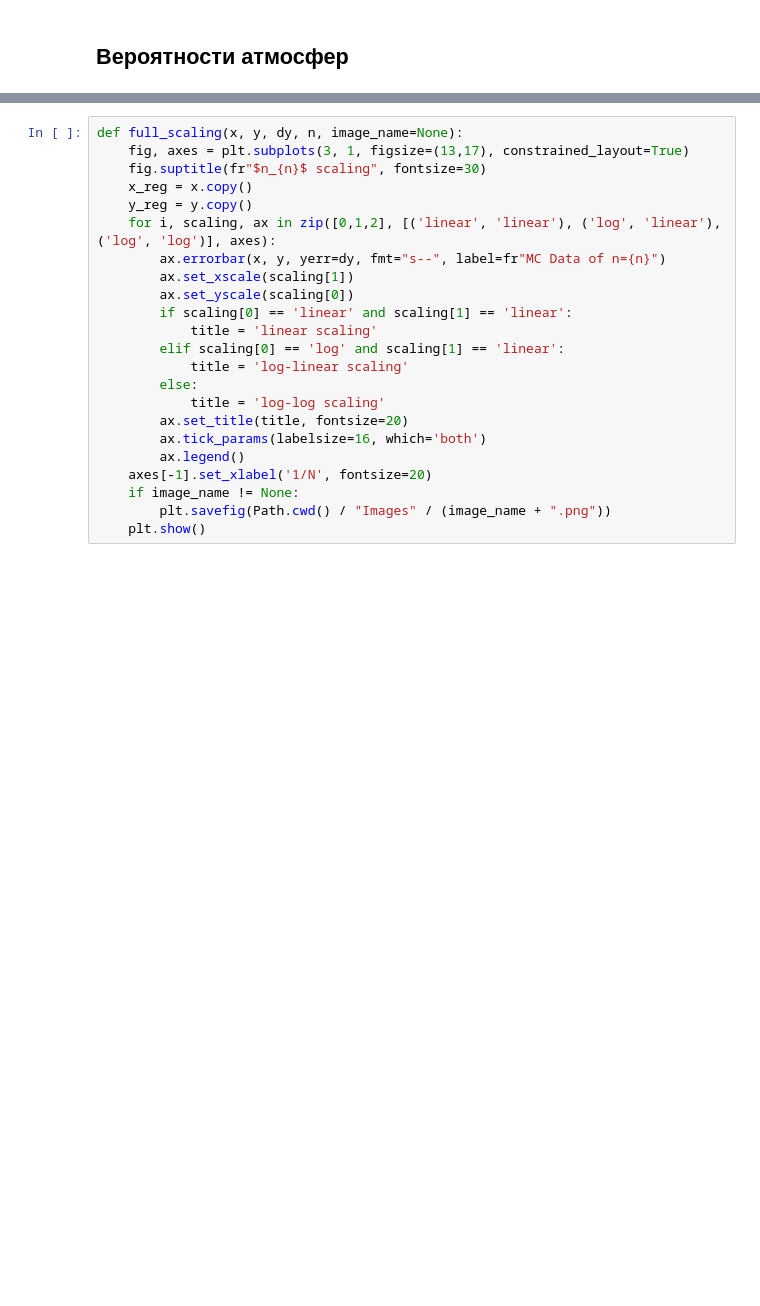
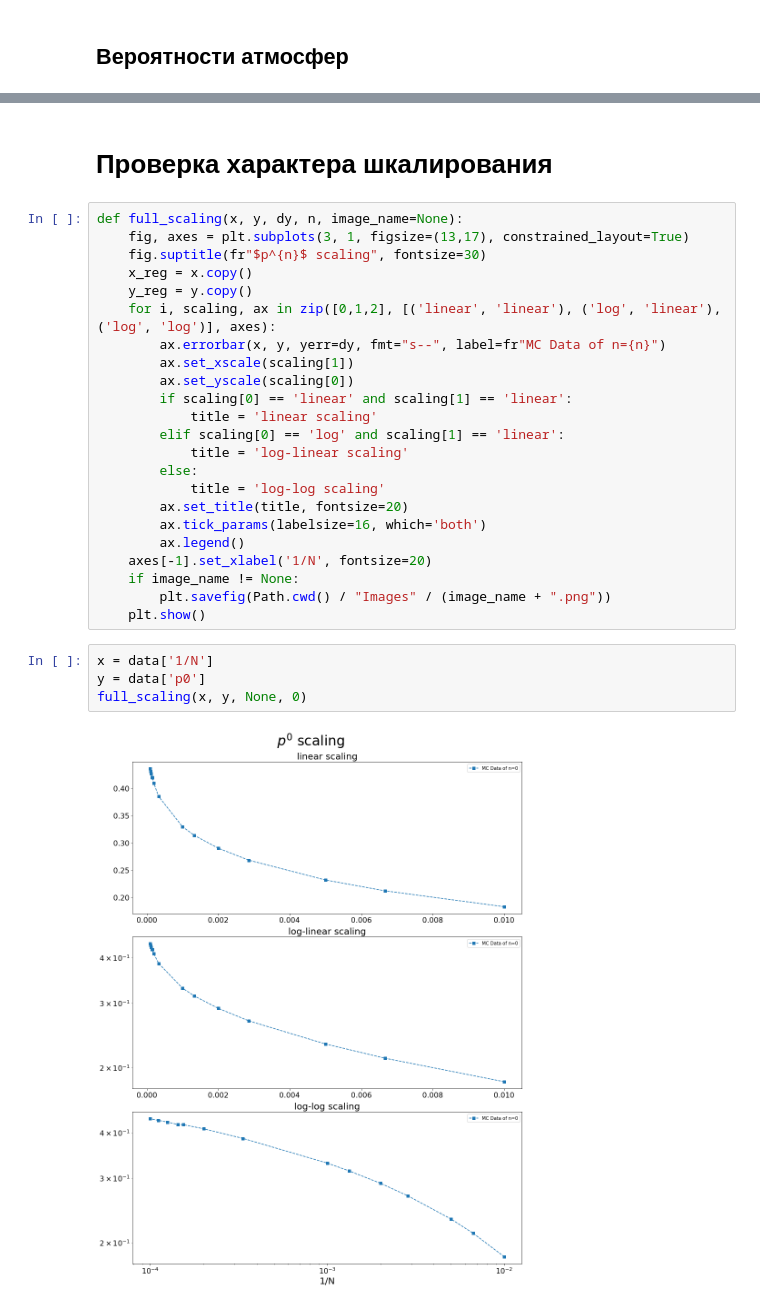
Before and after one commit to Chpel/ProjectMagnet, a Jupyter notebook: Расчёты .ipynb/Drunken_Sailor_v2.ipynb, the cells around one changed output, grey strips where cells are left out. Cells and saved outputs as stored; diff of their text form; blank space fills up the shorter version.

```diff
--- a/Расчёты .ipynb/Drunken_Sailor_v2.ipynb
+++ b/Расчёты .ipynb/Drunken_Sailor_v2.ipynb
@@ -230,7 +233,9 @@ plt.grid()
+# %% [markdown]
+# Проверка характера шкалирования
 # %%
 def full_scaling(x, y, dy, n, image_name=None):
     fig, axes = plt.subplots(3, 1, figsize=(13,17), constrained_layout=True)
-    fig.suptitle(fr"$n_{n}$ scaling", fontsize=30)
+    fig.suptitle(fr"$p^{n}$ scaling", fontsize=30)
     x_reg = x.copy()
     y_reg = y.copy()
     for i, scaling, ax in zip([0,1,2], [('linear', 'linear'), ('log', 'linear'), ('log', 'log')], axes):
@@ -250,3 +255,9 @@ def full_scaling(x, y, dy, n, image_name=None):
     if image_name != None:
         plt.savefig(Path.cwd() / "Images" / (image_name + ".png"))
     plt.show()
+# %%
+x = data['1/N']
+y = data['p0']
+full_scaling(x, y, None, 0)
+# %% [output]
+[figure, added]
```
Also changed, not shown: parts of 14 cells of this notebook.
